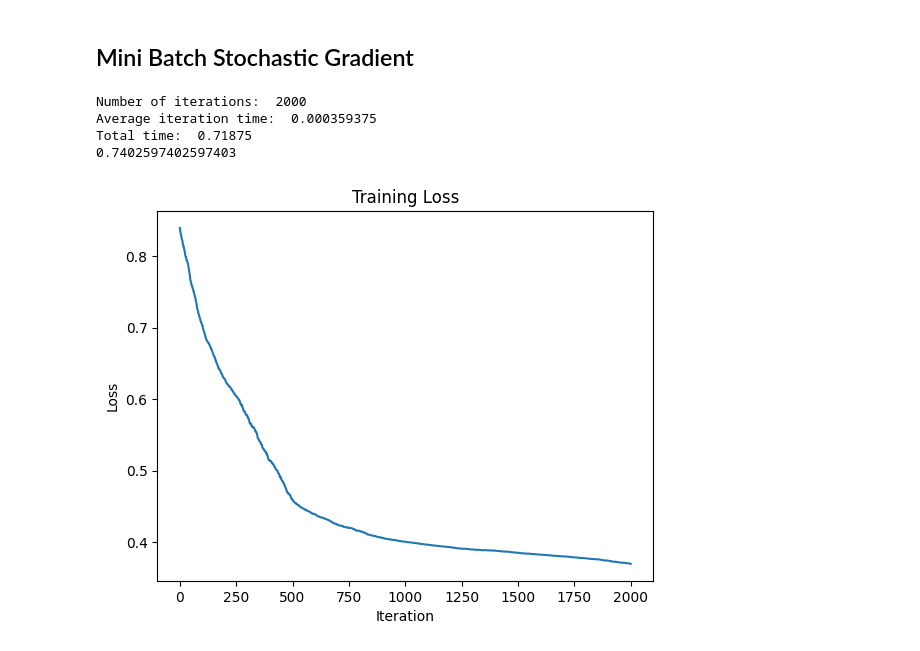
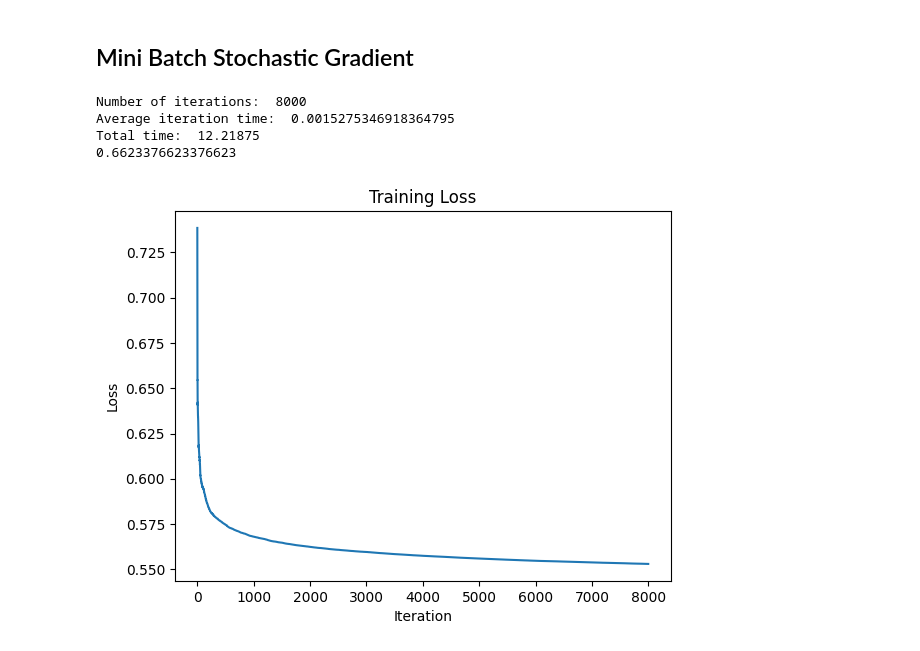
Before and after one commit to ksananth4424/ML_IISc, a Jupyter notebook: Gunnar_Ratsch/breast_cancer.ipynb, the cells around one changed output. Cells and saved outputs as stored; diff of their text form; code cells hidden in the pictures.

```diff
--- a/Gunnar_Ratsch/breast_cancer.ipynb
+++ b/Gunnar_Ratsch/breast_cancer.ipynb
@@ -438,47 +438,48 @@ Elapsed time:  3.21875
 net = Network([9, 27, 1], cost=QuadraticCost, func=Tanh)
 n = breast_cancer_y_train.size
 k = n//10
-iterations = 0
+iterations = 1
 losses = []
 previous_loss = 0
 iteration_time = []
+eta = 0.4
 # np.random.seed(42)
 while True:
     time1 = time.process_time()
     random_seed = random.randint(0, n)
     np.random.seed(random_seed)
-    indices = np.random.choice(n, k, replace=False)
+    indices = np.random.choice(n, k, replace=True)
     X_train = breast_cancer_X_train[indices]
     y_train = breast_cancer_y_train[indices]
     training_inputs = [np.reshape(x, (len(x), 1)) for x in X_train]
     training_results = [np.reshape(y, (1, 1)) for y in y_train]
     training_data = list(zip(training_inputs, training_results))
 
-    net.train(training_data, 1, 0.01)
+    net.train(training_data, 1, eta/iterations)
     temp = Network.loss(net, breast_cancer_training_data)
     losses.append(temp)
     # if abs(temp - previous_loss) < 1e-7 or iterations == 8000:
     #     break
-    if(iterations == 2000):
+    if(iterations == 8000):
         break
     previous_loss = temp
     iterations += 1
     time2 = time.process_time()
     iteration_time.append(time2 - time1)
 
 print("Number of iterations: ", iterations)
 print("Average iteration time: ", np.mean(iteration_time))
 print("Total time: ", np.sum(iteration_time))
 print(net.test(breast_cancer_test_data))
 plt.figure()
 plt.plot(losses)
 plt.xlabel('Iteration')
 plt.ylabel('Loss')
 plt.title('Training Loss')
 plt.show()
 # %% [output]
-Number of iterations:  2000
-Average iteration time:  0.000359375
-Total time:  0.71875
-0.7402597402597403
+Number of iterations:  8000
+Average iteration time:  0.0015275346918364795
+Total time:  12.21875
+0.6623376623376623
-[figure, old version]
+[figure, new version]
```
Also changed, not shown: 4 other files.
